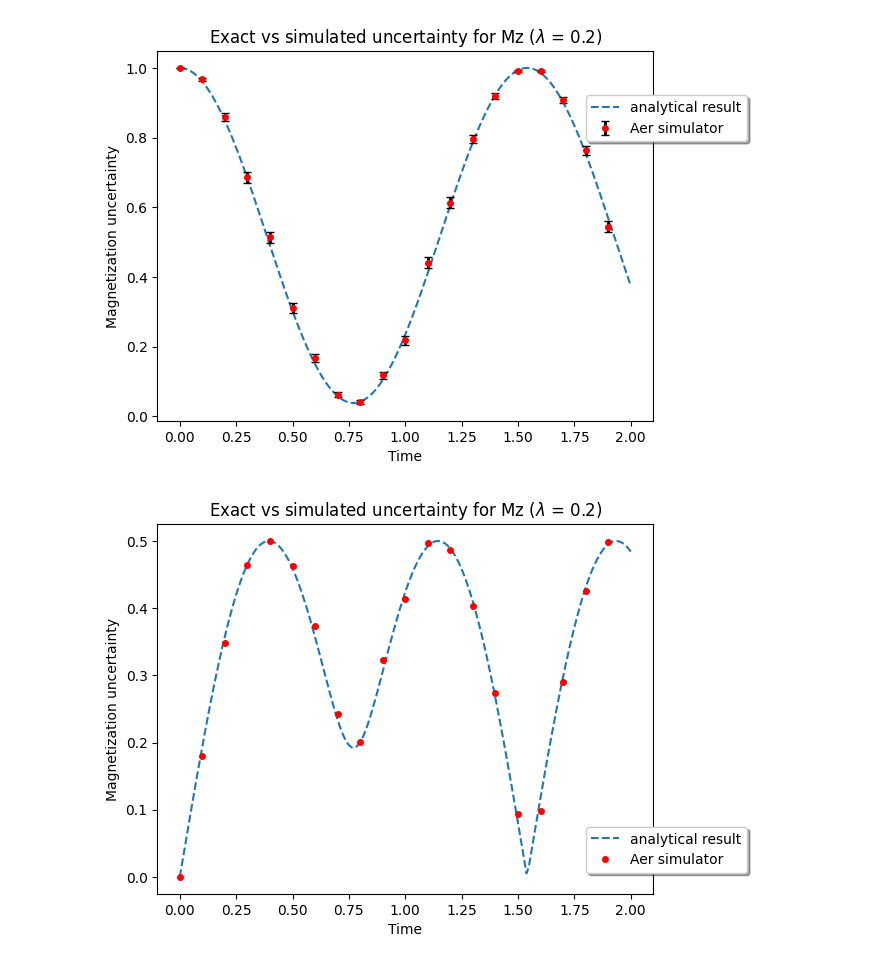
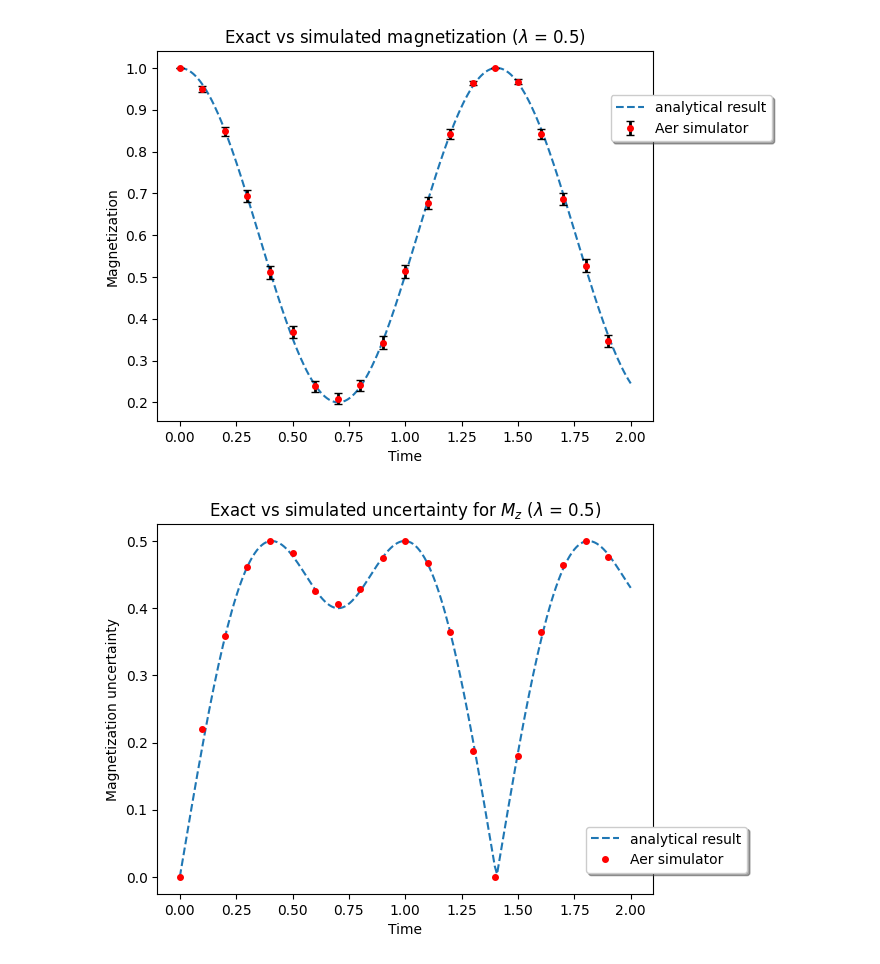
Before and after one commit to Colox343/1D_Ising_Model_Simulation_bachelor_thesis, a Jupyter notebook: Source_code_plus_data/data_analysis_simulator.ipynb, the cells around one changed output. Saved outputs shown, nothing was run; the diff lists cells and outputs as text; code cells hidden in the pictures.

```diff
--- a/Source_code_plus_data/data_analysis_simulator.ipynb
+++ b/Source_code_plus_data/data_analysis_simulator.ipynb
@@ -3,8 +3,8 @@ from magnetization import *
 import numpy as np
 import matplotlib.pyplot as plt
 
-lamb = 0.2
-lamb_tag = "0_2"
+lamb = 0.5
+lamb_tag = "0_5"
 T = 2
 #Definition of the analytical form of err_Mz
 get_err_Mz = lambda t: np.sqrt( (2*lamb**2 + 1 + np.cos(4*t*np.sqrt(lamb**2+1))) ) * np.sqrt(1 - np.cos(4*t*np.sqrt(lamb**2+1))) / (2 + 2*lamb**2)
@@ -26,21 +26,21 @@ for t in t_axis_exact:
 # %%
 #Plot of the comparison between the exact and the simulated magnetization
 plt.plot(t_axis_exact,Mz_exact,'--',label="analytical result")
 plt.errorbar(t_axis,Mz,yerr=stdv_mean_Mz,fmt='ro',label="Aer simulator", markersize="4", elinewidth=2, ecolor="black", capsize=3)
-plt.title("Exact vs simulated uncertainty for Mz (" + r"$\lambda$" + " = " + str(lamb) + ")")
+plt.title("Exact vs simulated magnetization (" + r"$\lambda$" + " = " + str(lamb) + ")")
 plt.xlabel("Time")
-plt.ylabel("Magnetization uncertainty")
-plt.legend(bbox_to_anchor=(0.85,0.9),fancybox=True,shadow=True,fontsize=10)
-plt.savefig("simulator/simulator_graph_lambda_" + lamb_tag, bbox_inches="tight")
+plt.ylabel("Magnetization")
+plt.legend(bbox_to_anchor=(0.9,0.9),fancybox=True,shadow=True,fontsize=10)
+#plt.savefig("simulator/simulator_graph_lambda_" + lamb_tag, bbox_inches="tight")
 
 plt.show()
 # %% [output]
-[figure, old version]
+[figure, new version]
 # %%
 #Plot of the comparison between the exact and the simulated uncertainties for the magnetization
 plt.plot(t_axis_exact,err_Mz_exact,'--',label="analytical result")
 plt.plot(t_axis,stdv_Mz,'or',label="Aer simulator", markersize="4")
-plt.title("Exact vs simulated uncertainty for Mz (" + r"$\lambda$" + " = " + str(lamb) + ")")
+plt.title("Exact vs simulated uncertainty for " + r"$M_z$ ($\lambda$" + " = " + str(lamb) + ")")
 plt.xlabel("Time")
 plt.ylabel("Magnetization uncertainty")
 plt.legend(bbox_to_anchor=(0.85,0.2),fancybox=True,shadow=True,fontsize=10)
@@ -48,4 +48,4 @@ plt.savefig("simulator/simulator_graph_err_lamb_" + lamb_tag, bbox_inches="tight
 
 plt.show()
 # %% [output]
-[figure, old version]
+[figure, new version]
```
Also changed, not shown: 14 other files.
